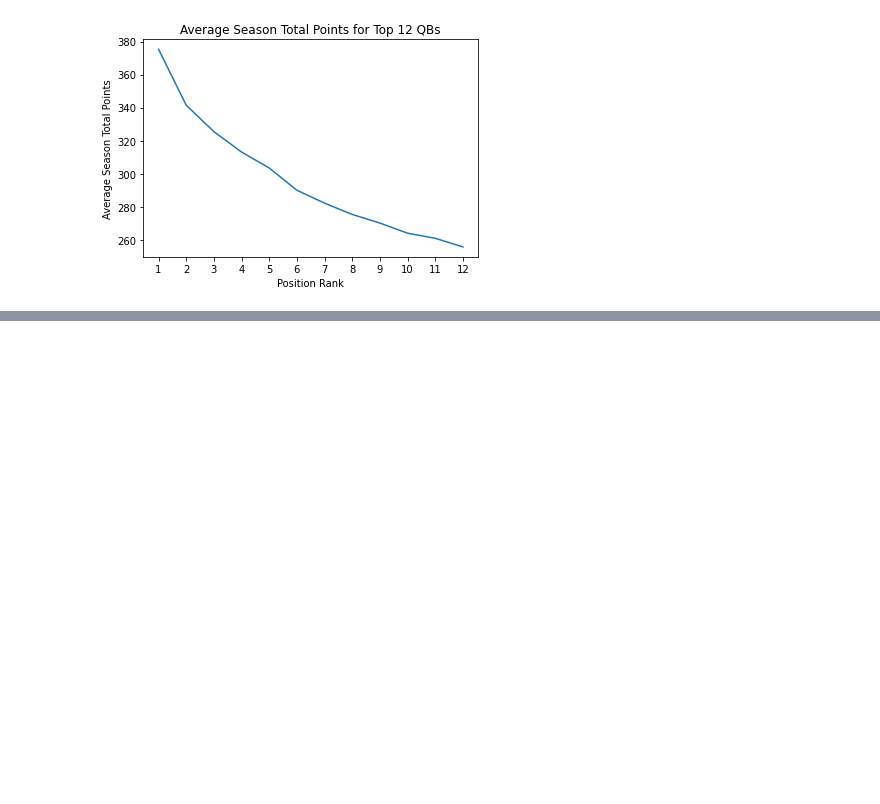
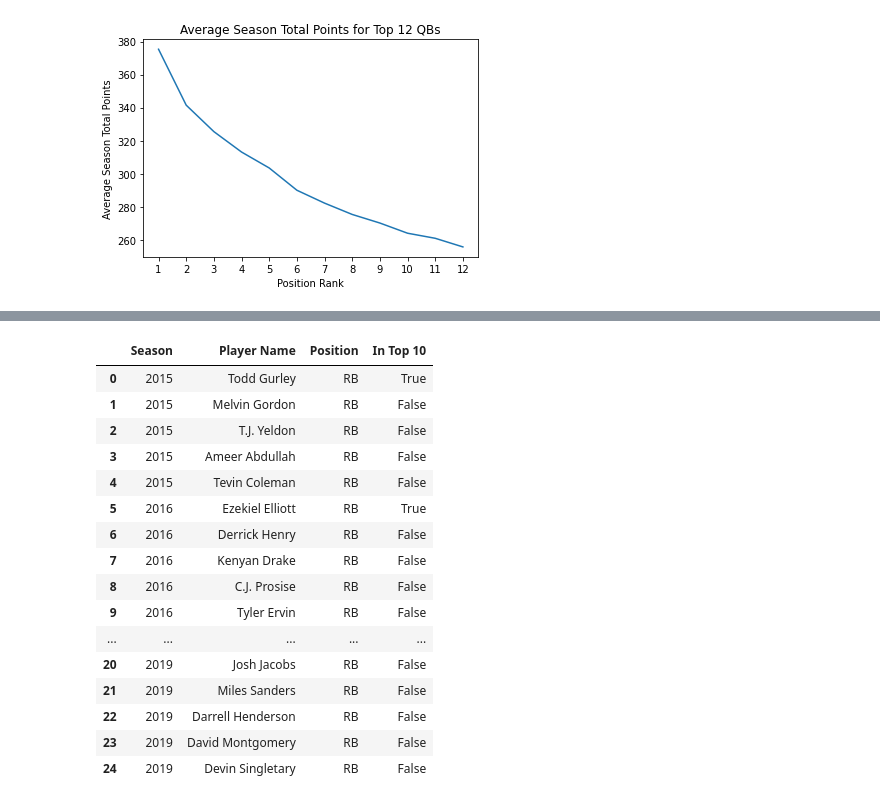
Before and after one commit to hathawayryan/project_one, a Jupyter notebook: main.ipynb, the cells around one changed output, grey strips where cells are left out. Saved outputs shown, nothing was run; the diff lists cells and outputs as text; code cells hidden in the pictures; blank space fills up the shorter version.

```diff
--- a/main.ipynb
+++ b/main.ipynb
@@ -259,0 +333,42 @@ te2015 = ["Maxx Williams", "Clive Walford", "Tyler Kroft", "Jeff Heuerman", "Bla
+# %%
+rb_rookie_dict = {
+    2015: rb2015,
+    2016: rb2016,
+    2017: rb2017,
+    2018: rb2018,
+    2019: rb2019
+}
+# %%
+in_top_ten = []
+for year in rb_rookie_dict.keys():
+    top_ten = list(rb_rookie.loc[rb_rookie['Season']==year]['Player Name'].unique())
+    for rb_rook in rb_rookie_dict[year]:
+
+        temp = {}
+        temp['Season'] = year
+        temp['Player Name'] = rb_rook
+        temp['Position'] = 'RB'
+        temp['In Top 10'] = bool(rb_rook in top_ten)
+
+        in_top_ten.append(temp)
+
+rb_rook_results_df = pd.DataFrame(in_top_ten)
+rb_rook_results_df
+# %% [output]
+|  | Season | Player Name | Position | In Top 10 |
+| 0 | 2015 | Todd Gurley | RB | True |
+| 1 | 2015 | Melvin Gordon | RB | False |
+| 2 | 2015 | T.J. Yeldon | RB | False |
+| 3 | 2015 | Ameer Abdullah | RB | False |
+| 4 | 2015 | Tevin Coleman | RB | False |
+| 5 | 2016 | Ezekiel Elliott | RB | True |
+| 6 | 2016 | Derrick Henry | RB | False |
+| 7 | 2016 | Kenyan Drake | RB | False |
+| 8 | 2016 | C.J. Prosise | RB | False |
+| 9 | 2016 | Tyler Ervin | RB | False |
+| ... | ... | ... | ... | ... |
+| 20 | 2019 | Josh Jacobs | RB | False |
+| 21 | 2019 | Miles Sanders | RB | False |
+| 22 | 2019 | Darrell Henderson | RB | False |
+| 23 | 2019 | David Montgomery | RB | False |
+| 24 | 2019 | Devin Singletary | RB | False |
```
Also changed, not shown: parts of 4 cells of this notebook.
